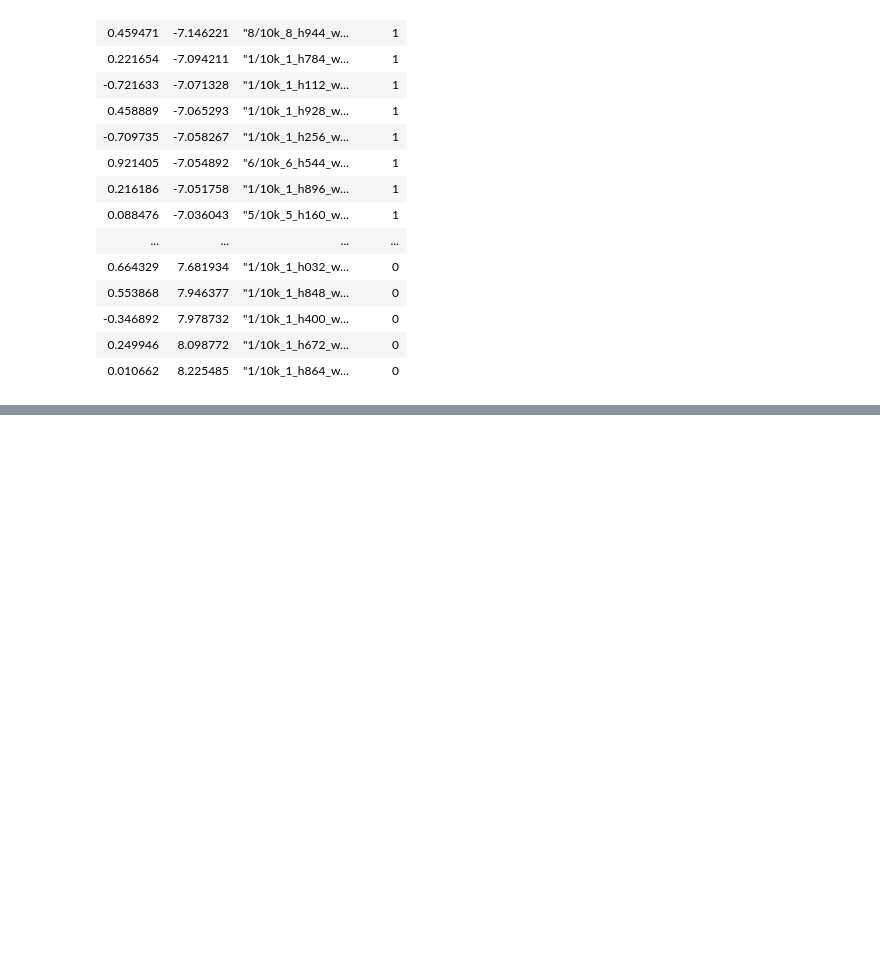
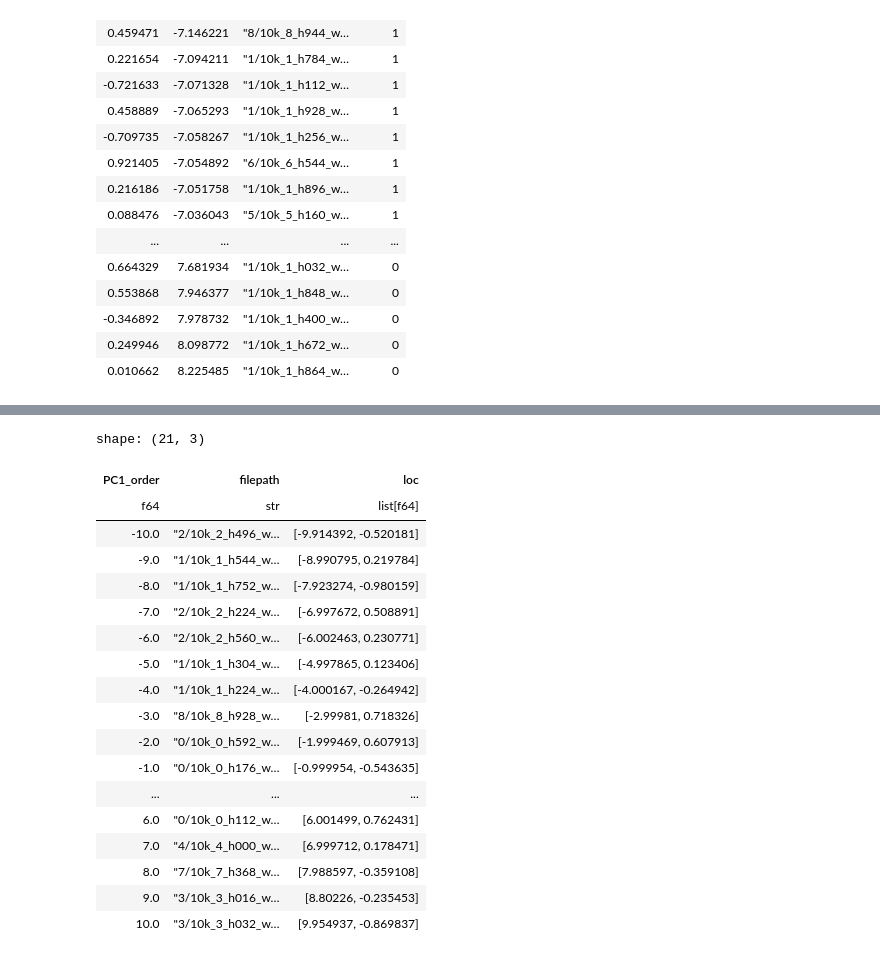
Before and after one commit to RyuichiShinseiB/Feature_extraction, a Jupyter notebook: notebooks/pickup_image_from_feature.ipynb, the cells around one changed output, grey strips where cells are left out. Cells and saved outputs as stored; diff of their text form; code cells hidden in the pictures; blank space fills up the shorter version.

```diff
--- a/notebooks/pickup_image_from_feature.ipynb
+++ b/notebooks/pickup_image_from_feature.ipynb
@@ -174,0 +194,48 @@ for filepath, order in filepaths:
+# %%
+df_ = pl.DataFrame( schema={
+    "PC1_order": float,
+    "filepath": str,
+    "loc": list[float]
+    }
+)
+# %%
+for order in range(-11, 12):
+# order = -6.0
+    eps = 0.3
+    _df = df_0onPC2.filter(
+        (pl.col("PC1") >= order - eps) & (pl.col("PC1") < order + eps)
+    ).select(
+        "PC1",
+        "PC2",
+        (pl.concat_list((pl.col("PC1"), pl.col("PC2"))).alias("loc")),
+        "filepath",
+        (pl.col("PC1") - pl.lit(order)).abs().alias("error"),
+        pl.lit(order).cast(pl.Float64).alias("PC1_order")
+    ).filter(pl.col("error") == pl.col("error").min())
+
+    df_ = pl.concat([
+        df_,
+        _df.select("PC1_order", "filepath", "loc")
+    ])
+
+df_
+# %% [output]
+shape: (21, 3)
+| PC1_order | filepath | loc |
+| f64 | str | list[f64] |
+| -10.0 | "2/10k_2_h496_w… | [-9.914392, -0.520181] |
+| -9.0 | "1/10k_1_h544_w… | [-8.990795, 0.219784] |
+| -8.0 | "1/10k_1_h752_w… | [-7.923274, -0.980159] |
+| -7.0 | "2/10k_2_h224_w… | [-6.997672, 0.508891] |
+| -6.0 | "2/10k_2_h560_w… | [-6.002463, 0.230771] |
+| -5.0 | "1/10k_1_h304_w… | [-4.997865, 0.123406] |
+| -4.0 | "1/10k_1_h224_w… | [-4.000167, -0.264942] |
+| -3.0 | "8/10k_8_h928_w… | [-2.99981, 0.718326] |
+| -2.0 | "0/10k_0_h592_w… | [-1.999469, 0.607913] |
+| -1.0 | "0/10k_0_h176_w… | [-0.999954, -0.543635] |
+| ... | ... | ... |
+| 6.0 | "0/10k_0_h112_w… | [6.001499, 0.762431] |
+| 7.0 | "4/10k_4_h000_w… | [6.999712, 0.178471] |
+| 8.0 | "7/10k_7_h368_w… | [7.988597, -0.359108] |
+| 9.0 | "3/10k_3_h016_w… | [8.80226, -0.235453] |
+| 10.0 | "3/10k_3_h032_w… | [9.954937, -0.869837] |
```
Also changed, not shown: parts of 6 cells of this notebook.
